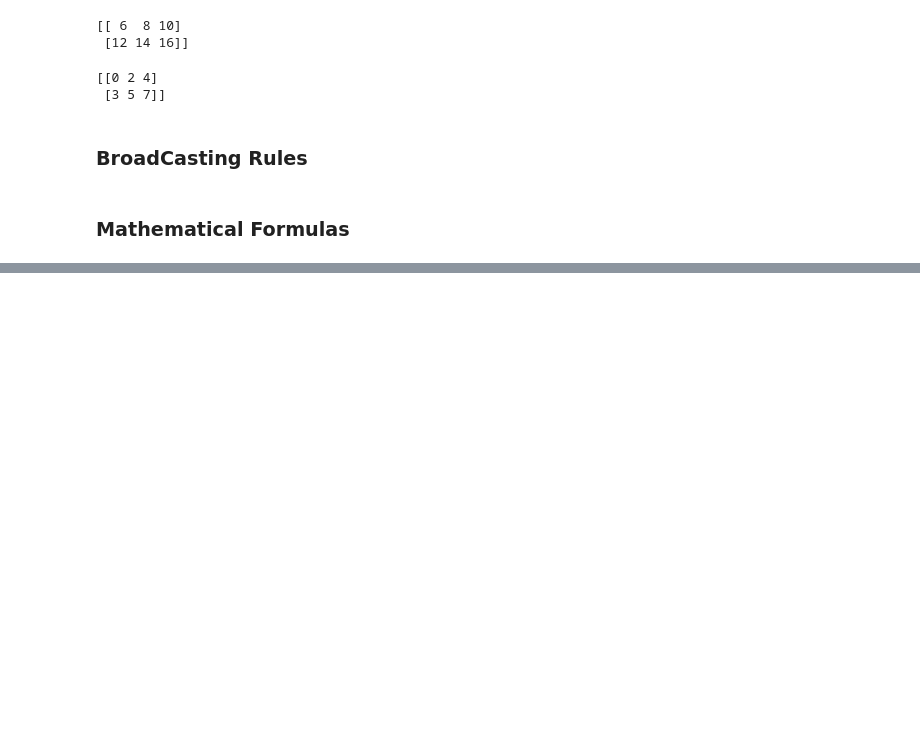
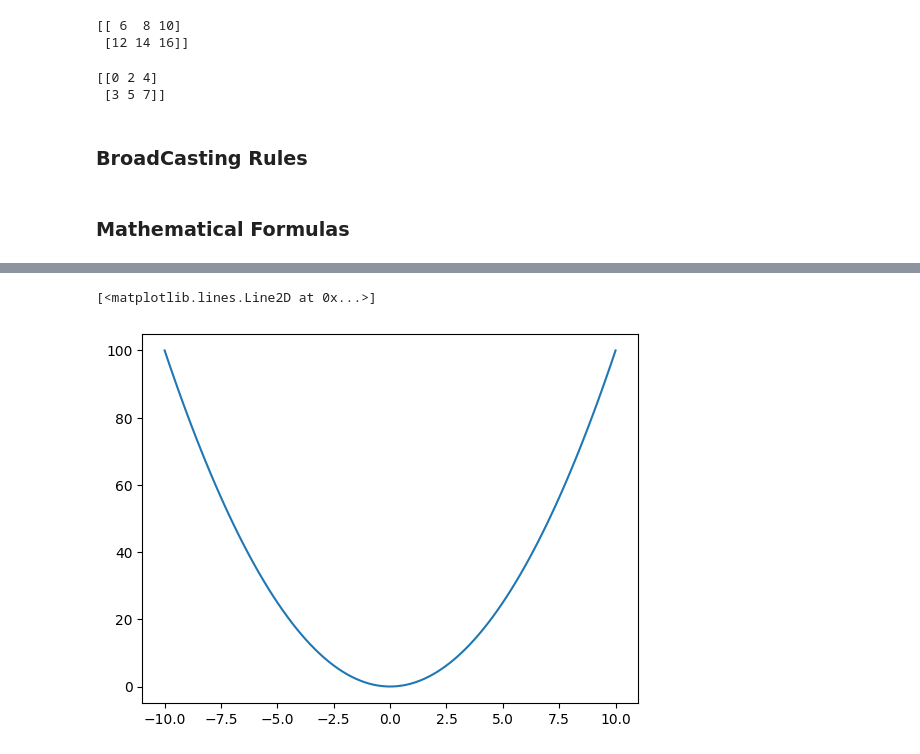
Before and after one commit to Pankaj-Jhajhria/Advanced_Python, a Jupyter notebook: Libraries/1_Numpy.ipynb, the cells around one changed output, grey strips where cells are left out. Drawn from its saved outputs; the diff is of its cells as text; code cells hidden in the pictures; blank space fills up the shorter version.

```diff
--- a/Libraries/1_Numpy.ipynb
+++ b/Libraries/1_Numpy.ipynb
@@ -570,0 +623,6 @@ print(a+b)
+# %%
+y=x**2
+plt.plot(x,y)
+# %% [output]
+[<matplotlib.lines.Line2D at 0x...>]
+[figure, added]
```
Also changed, not shown: parts of 10 cells of this notebook.
